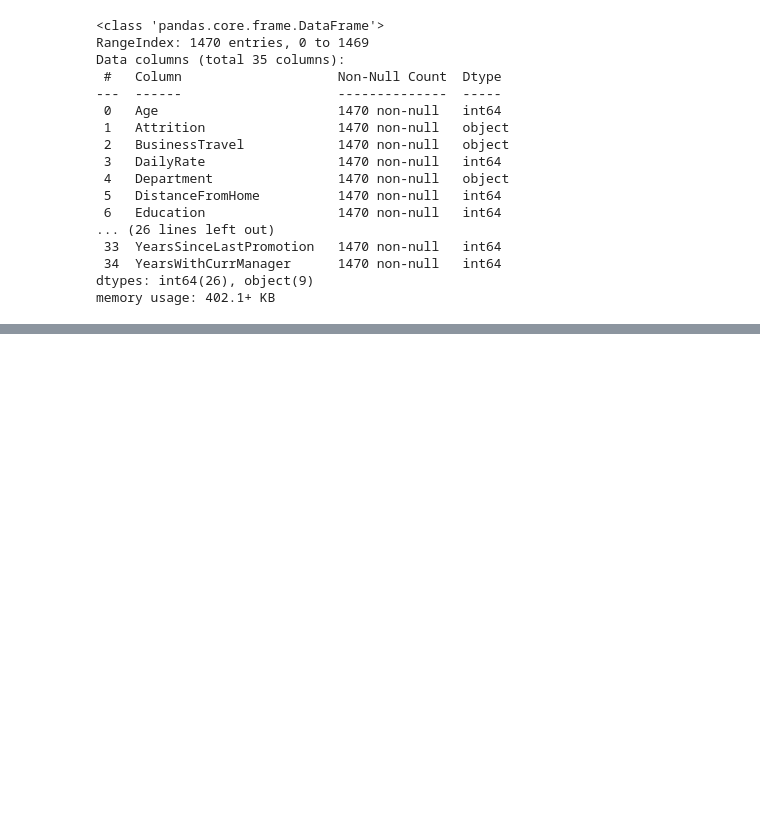
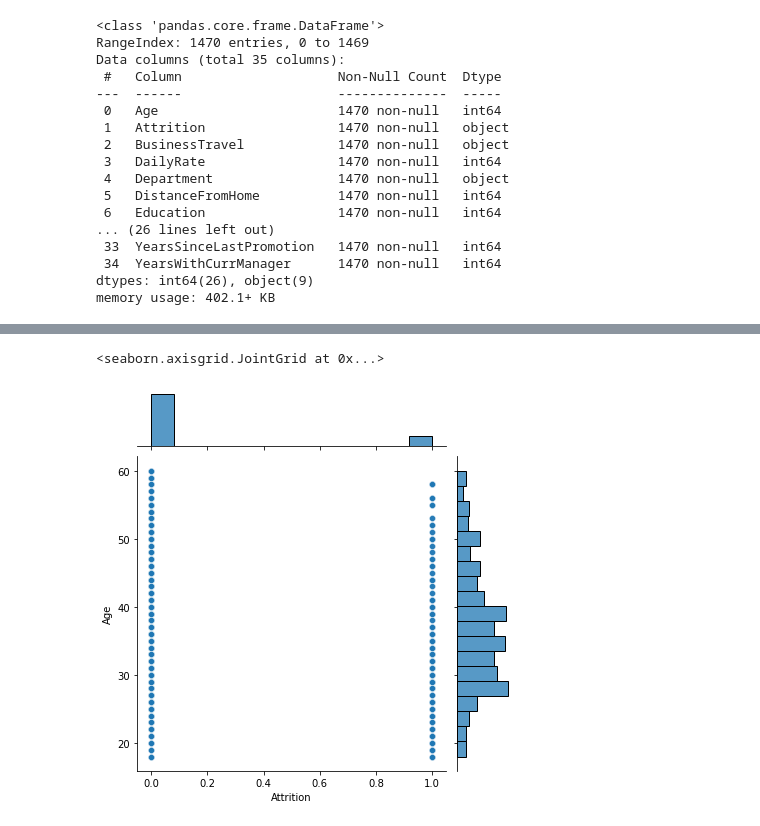
Before and after one commit to tdesai1969/540_group_project, a Jupyter notebook: Tejas/project_eda_td.ipynb, the cells around one changed output, grey strips where cells are left out. Cells and saved outputs as stored; diff of their text form; code cells hidden in the pictures; blank space fills up the shorter version.

```diff
--- a/Tejas/project_eda_td.ipynb
+++ b/Tejas/project_eda_td.ipynb
@@ -58,0 +144,5 @@ df.describe().T
+# %%
+sns.jointplot('Attrition','Age', data=df, alpha=0.8)
+# %% [output]
+<seaborn.axisgrid.JointGrid at 0x...>
+[figure, added]
```
Also changed, not shown: parts of 33 cells of this notebook.
